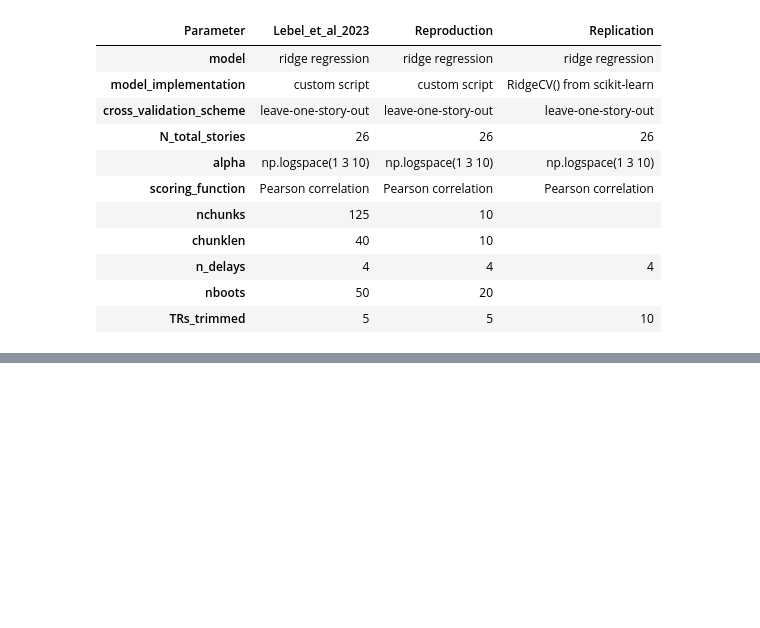
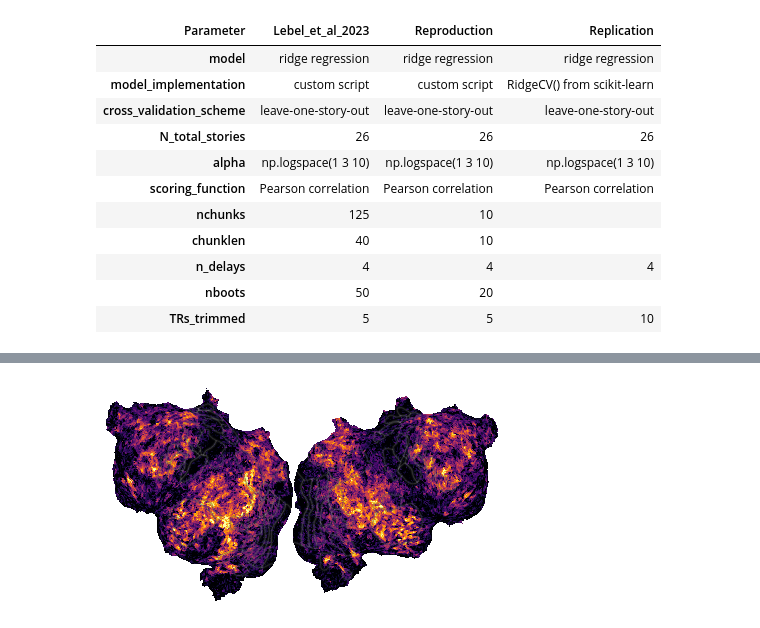
Before and after one commit to KristijanArmeni/encoders_report, a Jupyter notebook: notebook.ipynb, the cells around one changed output, grey strips where cells are left out. Cells and saved outputs as stored; diff of their text form; code cells hidden in the pictures; blank space fills up the shorter version.

```diff
--- a/notebook.ipynb
+++ b/notebook.ipynb
@@ -37,0 +70,4 @@ gt_software_practices
+# %%
+figs[2] # render the brain plot
+# %% [output]
+[figure, added]
```
Also changed, not shown: parts of 11 cells of this notebook.
